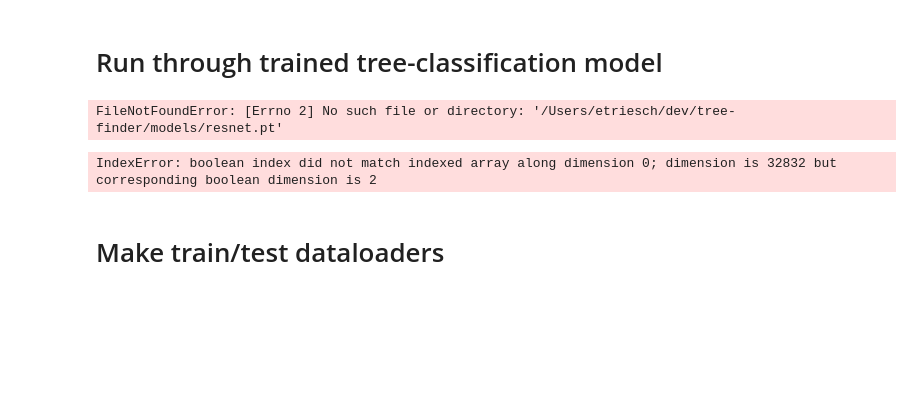
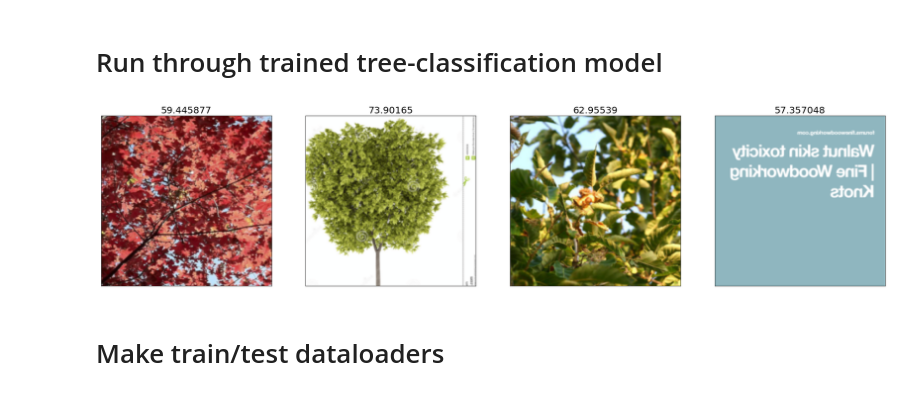
Before and after one commit to etrieschman/tree-finder, a Jupyter notebook: notebooks/preprocess_images.ipynb, the cells around one changed output. Drawn from its saved outputs; the diff is of its cells as text; code cells hidden in the pictures; blank space fills up the shorter version.

```diff
--- a/notebooks/preprocess_images.ipynb
+++ b/notebooks/preprocess_images.ipynb
@@ -114,44 +105,34 @@ show_image_batch(imgs, title=[classes[x] for x in labels])
 # %% [markdown]
 # Run through trained tree-classification model
-# %%
-# load training weights into model
-num_classes = 2
-pt_net = models.resnet18(pretrained=True)
-pt_net.fc = nn.Linear(pt_net.fc.in_features, num_classes)
-pt_net = pt_net.to(device)
-pt_net.load_state_dict(torch.load(model_path / 'resnet.pt', map_location=device))
-pt_net.eval() # put model in eval mode
-# %% [output]
-FileNotFoundError: [Errno 2] No such file or directory: '/Users/etriesch/dev/tree-finder/models/resnet.pt'
+# %%
+# load binary classifier
+model = ResnetBinClassifier(resnet50=False)
+model.load_state_dict(torch.load(model_path / 'ResnetBinClassifier.pt'))
+model.eval()
 # %%
-# tranform images to be compatible with imagenet
-SCALE_IMGNET = 256
-resnet_transform = T.Compose([T.Resize(SCALE), T.CenterCrop(CROP),
-                               T.Resize(SCALE_IMGNET),
-                               # T.ToTensor(),
-                               T.Normalize(mean=[0.485, 0.456, 0.406],
-                                          std=[0.229, 0.224, 0.225])])
 # load all images
-filter_iter = iter(loader_samp)
-X_in, __ = filter_iter.next()
-# transform
-X_in = resnet_transform(X_in)
+X_in, __ = next(iter(loader_all))
 # mount to right processor
 X_in = X_in.to(device=device, dtype=dtype)  # move to device, e.g. GPU
 # %%
 # get scores for all images
-scores = pt_net(X_in)
-percentage = torch.nn.functional.softmax(scores, dim=1) * 100
+scores = model(X_in)
+percentage = F.softmax(scores, dim=1) * 100
+# %%
+# print trees and score for detecting tree
+display_idxs = np.randint(0, N, 4)
+tree_likelihood = percentage[:,0].detach().numpy()
+show_image_batch(X_in[display_idxs], mean, std, title=tree_likelihood[display_idxs])
+# %% [output]
+[figure, added]
 # %%
 # subset to images that pass tree threshold
-tree_likelihood = percentage[1]
+tree_likelihood = percentage[:,1]
 tree_class_threshold = 0.9
-tree_idxs = np.arange(0, len(treeds))[tree_likelihood >= tree_class_threshold].tolist()
+tree_idxs = np.arange(0, 4)[tree_likelihood >= tree_class_threshold].tolist()
 
 # subset the dataset
 treeds_sub = torch.utils.data.Subset(treeds, tree_idxs)
-# %% [output]
-IndexError: boolean index did not match indexed array along dimension 0; dimension is 32832 but corresponding boolean dimension is 2
 # %% [markdown]
 # Make train/test dataloaders
 # %%
```
Also changed, not shown: parts of 7 cells of this notebook, 4 other files.
